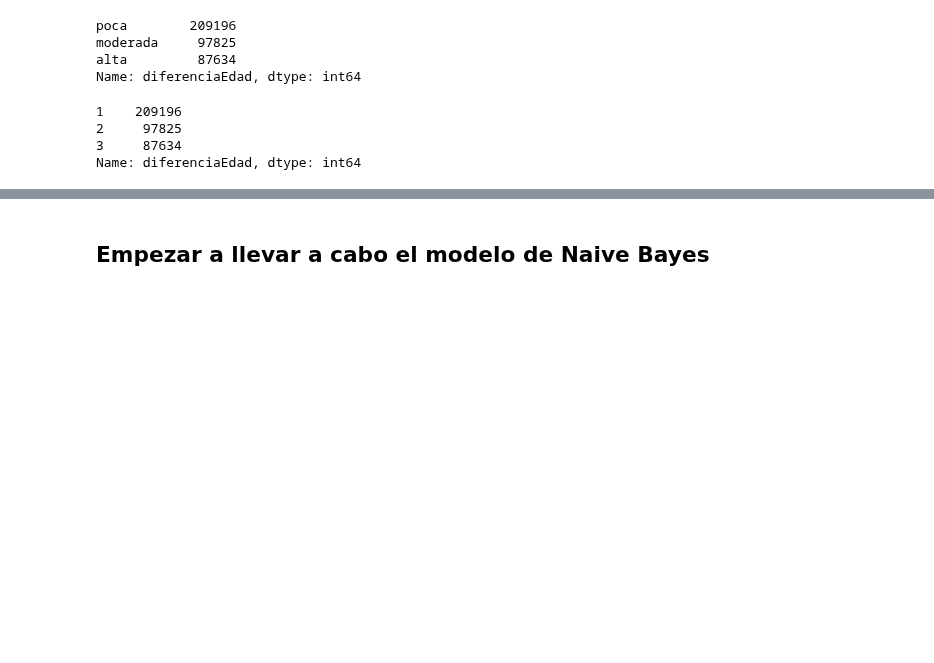
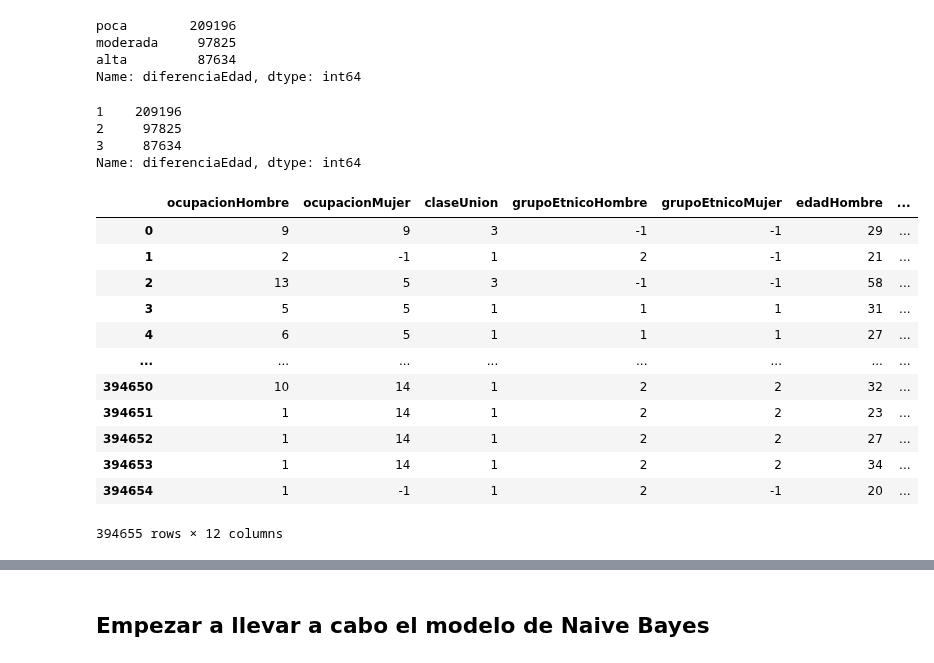
Before and after one commit to MGonza20/Proyecto1_MD, a Jupyter notebook: naive_bayes.ipynb, the cells around one changed output, grey strips where cells are left out. Drawn from its saved outputs; the diff is of its cells as text; code cells hidden in the pictures; blank space fills up the shorter version.

```diff
--- a/naive_bayes.ipynb
+++ b/naive_bayes.ipynb
@@ -69,0 +72,16 @@ Name: diferenciaEdad, dtype: int64
+# %%
+dataframe
+# %% [output]
+|  | ocupacionHombre | ocupacionMujer | claseUnion | grupoEtnicoHombre | grupoEtnicoMujer | edadHombre | ... |
+| 0 | 9 | 9 | 3 | -1 | -1 | 29 | ... |
+| 1 | 2 | -1 | 1 | 2 | -1 | 21 | ... |
+| 2 | 13 | 5 | 3 | -1 | -1 | 58 | ... |
+| 3 | 5 | 5 | 1 | 1 | 1 | 31 | ... |
+| 4 | 6 | 5 | 1 | 1 | 1 | 27 | ... |
+| ... | ... | ... | ... | ... | ... | ... | ... |
+| 394650 | 10 | 14 | 1 | 2 | 2 | 32 | ... |
+| 394651 | 1 | 14 | 1 | 2 | 2 | 23 | ... |
+| 394652 | 1 | 14 | 1 | 2 | 2 | 27 | ... |
+| 394653 | 1 | 14 | 1 | 2 | 2 | 34 | ... |
+| 394654 | 1 | -1 | 1 | 2 | -1 | 20 | ... |
+394655 rows × 12 columns
```
Also changed, not shown: parts of 7 cells of this notebook.
